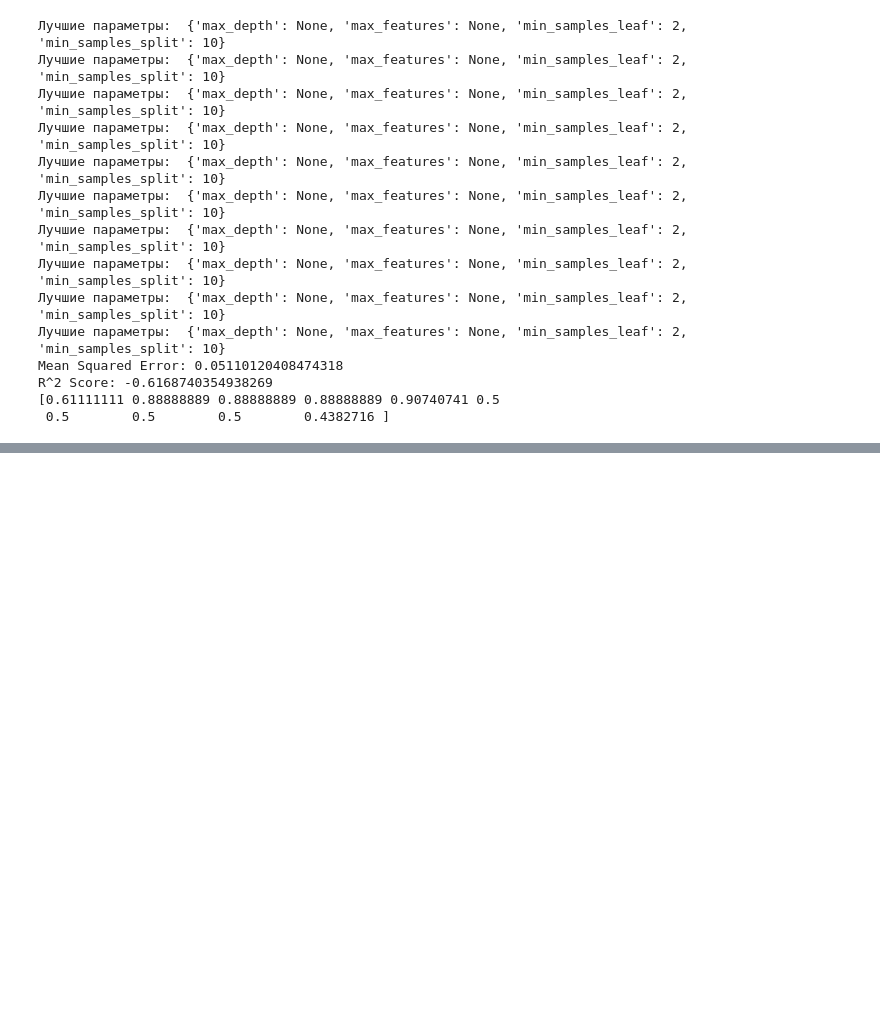
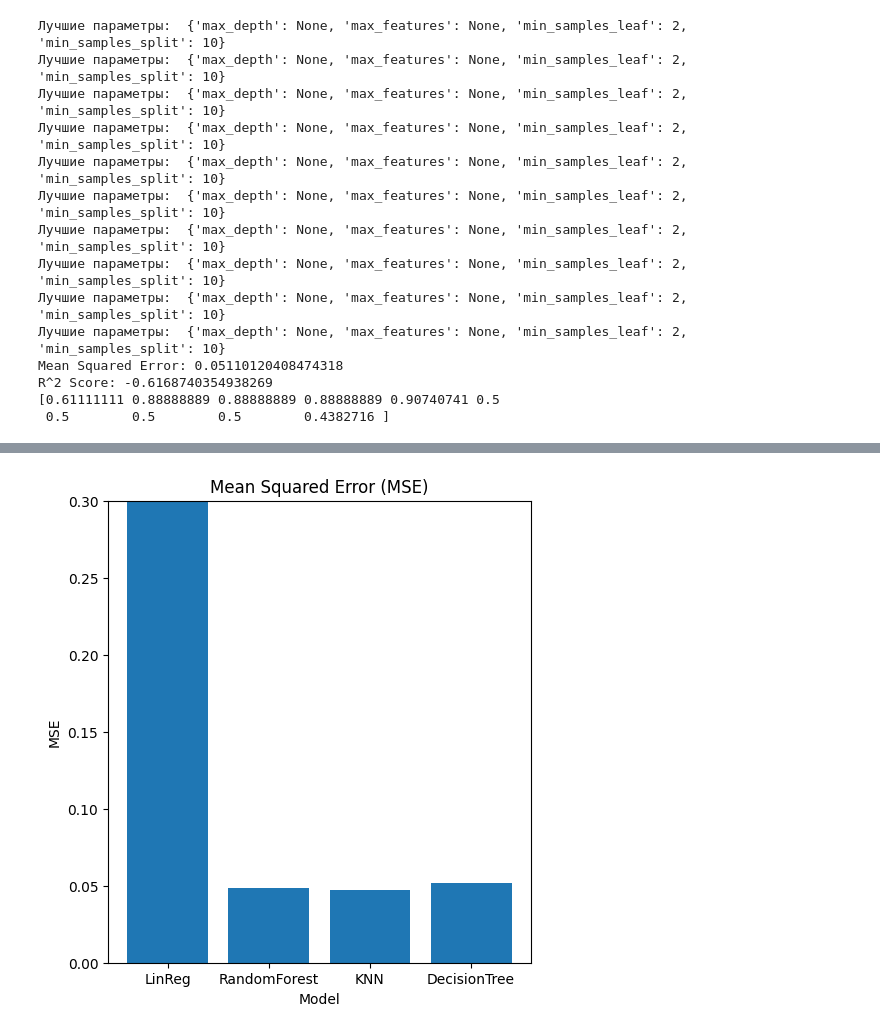
Before and after one commit to oversanya/ESG_rating_prediction, a Jupyter notebook: NLP+ML_ESG.ipynb, the cells around one changed output, grey strips where cells are left out. Saved outputs shown, nothing was run; the diff lists cells and outputs as text; code cells hidden in the pictures; blank space fills up the shorter version.

```diff
--- a/NLP+ML_ESG.ipynb
+++ b/NLP+ML_ESG.ipynb
@@ -1442,0 +1906,6 @@ compare_table
+# %%
+#сделаем красивую общую табличку с резами.
+compare_table = pd.DataFrame(columns=['Model', 'MSE', 'R^2 score'] + [str(i) for i in range(len(y_test[-1]))])
+new_row = pd.DataFrame({'Model': 'RAEX values', 'MSE': 0, 'R^2 score': 0, **dict(zip(compare_table.columns[3:], y_test[-1].values))}, index=[0])
+compare_table = pd.concat([compare_table, new_row], ignore_index=True)
+compare_table
@@ -1442,0 +1915,17 @@ compare_table
+# %%
+mse = [0 for _ in range(n_butches)]
+r2 = [0 for _ in range(n_butches)]
+for i in range(n_butches):
+    model = LinearRegression(fit_intercept = True)
+    model.fit(X_train[i], y_train[i])
+
+    y_pred = model.predict(X_test[i])
+
+    mse[i] = mean_squared_error(y_test[i], y_pred)
+    r2[i] = r2_score(y_test[i], y_pred)
+
+print(f"Mean Squared Error: {np.mean(mse)}")
+print(f"R^2 Score: {np.mean(r2)}")
+
+new_row = add_row_res('LinReg', np.mean(mse), np.mean(r2), y_pred)
+compare_table = pd.concat([compare_table, new_row], ignore_index=True)
@@ -1442,0 +2050,11 @@ compare_table
+# %%
+y_pred = [0.54 for i in range(len(y_test[-1]))]
+
+mse = mean_squared_error(y_test[-1], y_pred)
+r2 = r2_score(y_test[-1], y_pred)
+
+new_row = add_row_res('CoolMonkey', mse, r2, y_pred)
+compare_table = pd.concat([compare_table, new_row], ignore_index=True)
+# %%
+esg_table_hse = compare_table
+compare_table
@@ -1442,0 +2069,11 @@ compare_table
+# %%
+plt.figure(figsize=(12, 6))
+plt.subplot(1, 2, 1)
+plt.bar(esg_table_hse['Model'][1:-1], esg_table_hse['MSE'][1:-1])
+plt.title('Mean Squared Error (MSE)')
+plt.xlabel('Model')
+plt.ylabel('MSE')
+plt.ylim((0, 0.3))
+plt.show()
+# %% [output]
+[figure, added]
```
Also changed, not shown: parts of 49 cells of this notebook.
